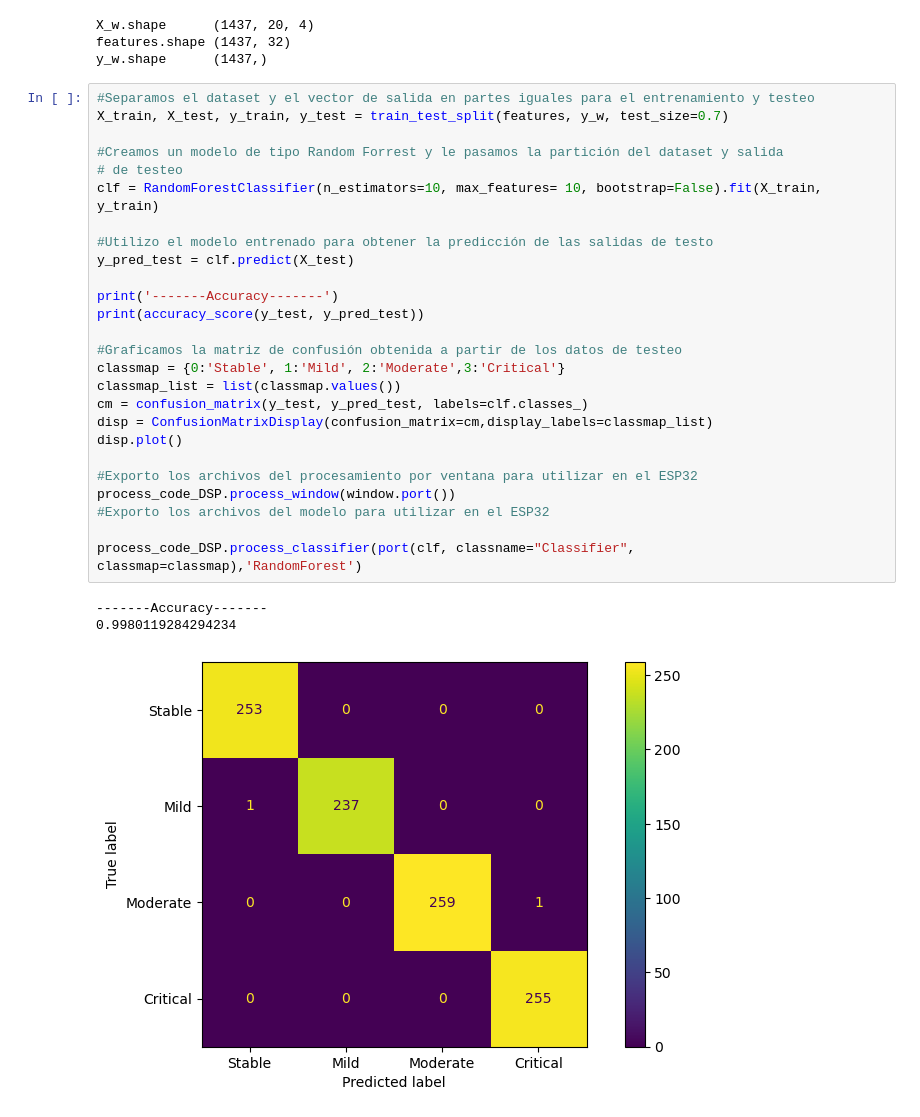
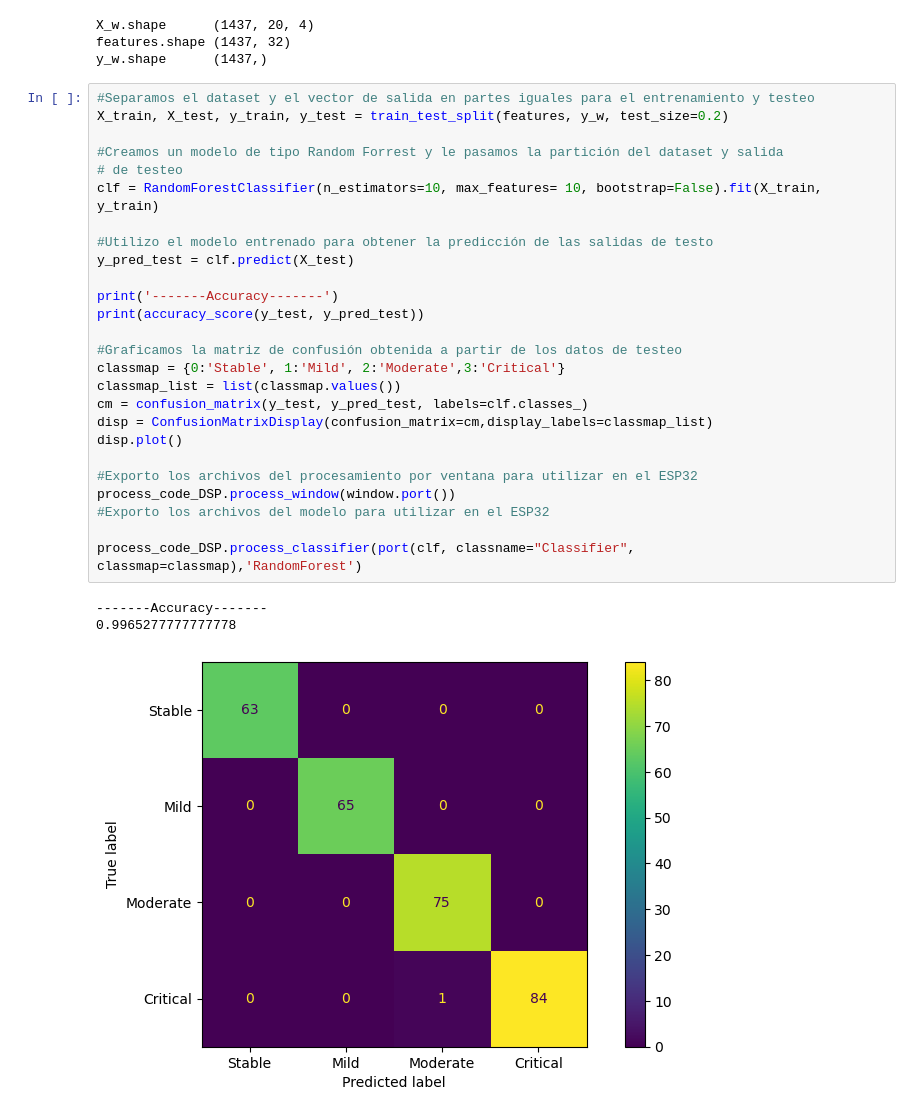
Before and after one commit to prototipado/Curso_DSP_ESE, a Jupyter notebook: ejemplos_python/identification_window/1_ML_Clasification_Window.ipynb, the cells around one changed output. Drawn from its saved outputs; the diff is of its cells as text.

```diff
--- a/ejemplos_python/identification_window/1_ML_Clasification_Window.ipynb
+++ b/ejemplos_python/identification_window/1_ML_Clasification_Window.ipynb
@@ -180,34 +178,34 @@ features.shape (1437, 32)
 y_w.shape      (1437,)
 # %%
 #Separamos el dataset y el vector de salida en partes iguales para el entrenamiento y testeo
-X_train, X_test, y_train, y_test = train_test_split(features, y_w, test_size=0.7)
+X_train, X_test, y_train, y_test = train_test_split(features, y_w, test_size=0.2)
 
 #Creamos un modelo de tipo Random Forrest y le pasamos la partición del dataset y salida
 # de testeo
 clf = RandomForestClassifier(n_estimators=10, max_features= 10, bootstrap=False).fit(X_train, y_train)
 
 #Utilizo el modelo entrenado para obtener la predicción de las salidas de testo
 y_pred_test = clf.predict(X_test)
 
 print('-------Accuracy-------')
 print(accuracy_score(y_test, y_pred_test))
 
 #Graficamos la matriz de confusión obtenida a partir de los datos de testeo
 classmap = {0:'Stable', 1:'Mild', 2:'Moderate',3:'Critical'}
 classmap_list = list(classmap.values())
 cm = confusion_matrix(y_test, y_pred_test, labels=clf.classes_)
 disp = ConfusionMatrixDisplay(confusion_matrix=cm,display_labels=classmap_list)
 disp.plot()
 
 #Exporto los archivos del procesamiento por ventana para utilizar en el ESP32
 process_code_DSP.process_window(window.port())
 #Exporto los archivos del modelo para utilizar en el ESP32
 
 process_code_DSP.process_classifier(port(clf, classname="Classifier", classmap=classmap),'RandomForest')
 # %% [output]
 -------Accuracy-------
-0.9980119284294234
+0.9965277777777778
-[figure, old version]
+[figure, new version]
 # %%
 #%% Entrenamiento del clasificador SVM
 
```
Also changed, not shown: parts of 2 cells of this notebook, 1 other file.
